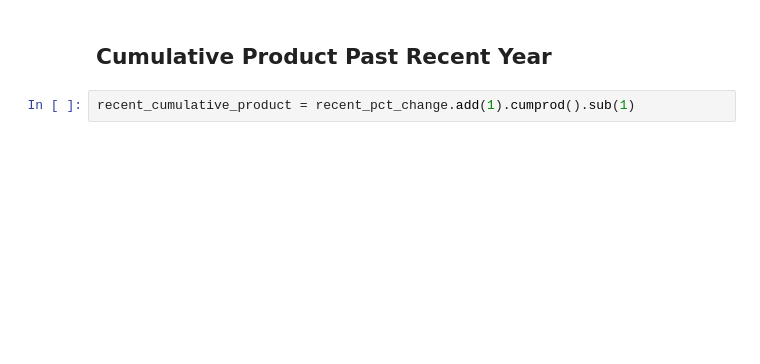
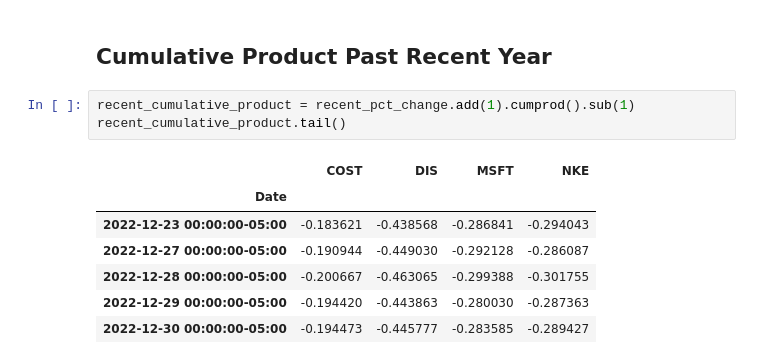
Before and after one commit to Terraform05/MVO, a Jupyter notebook: MVO.ipynb, the cells around one changed output. Drawn from its saved outputs; the diff is of its cells as text; blank space fills up the shorter version.

```diff
--- a/MVO.ipynb
+++ b/MVO.ipynb
@@ -280,6 +289,15 @@ plot(spy_pct_change, 'Date', 'Percent', 'Percent Change (daily return)')
 ## Cumulative Product Past Recent Year
 # %%
 recent_cumulative_product = recent_pct_change.add(1).cumprod().sub(1)
+recent_cumulative_product.tail()
+# %% [output]
+|  | COST | DIS | MSFT | NKE |
+| Date |  |  |  |  |
+| 2022-12-23 00:00:00-05:00 | -0.183621 | -0.438568 | -0.286841 | -0.294043 |
+| 2022-12-27 00:00:00-05:00 | -0.190944 | -0.449030 | -0.292128 | -0.286087 |
+| 2022-12-28 00:00:00-05:00 | -0.200667 | -0.463065 | -0.299388 | -0.301755 |
+| 2022-12-29 00:00:00-05:00 | -0.194420 | -0.443863 | -0.280030 | -0.287363 |
+| 2022-12-30 00:00:00-05:00 | -0.194473 | -0.445777 | -0.283585 | -0.289427 |
 # %%
 plot(recent_cumulative_product, 'date', 'cumulative product', 'cumulative product' )
 # %% [output]
```
Also changed, not shown: parts of 18 cells of this notebook, 1 other file.
